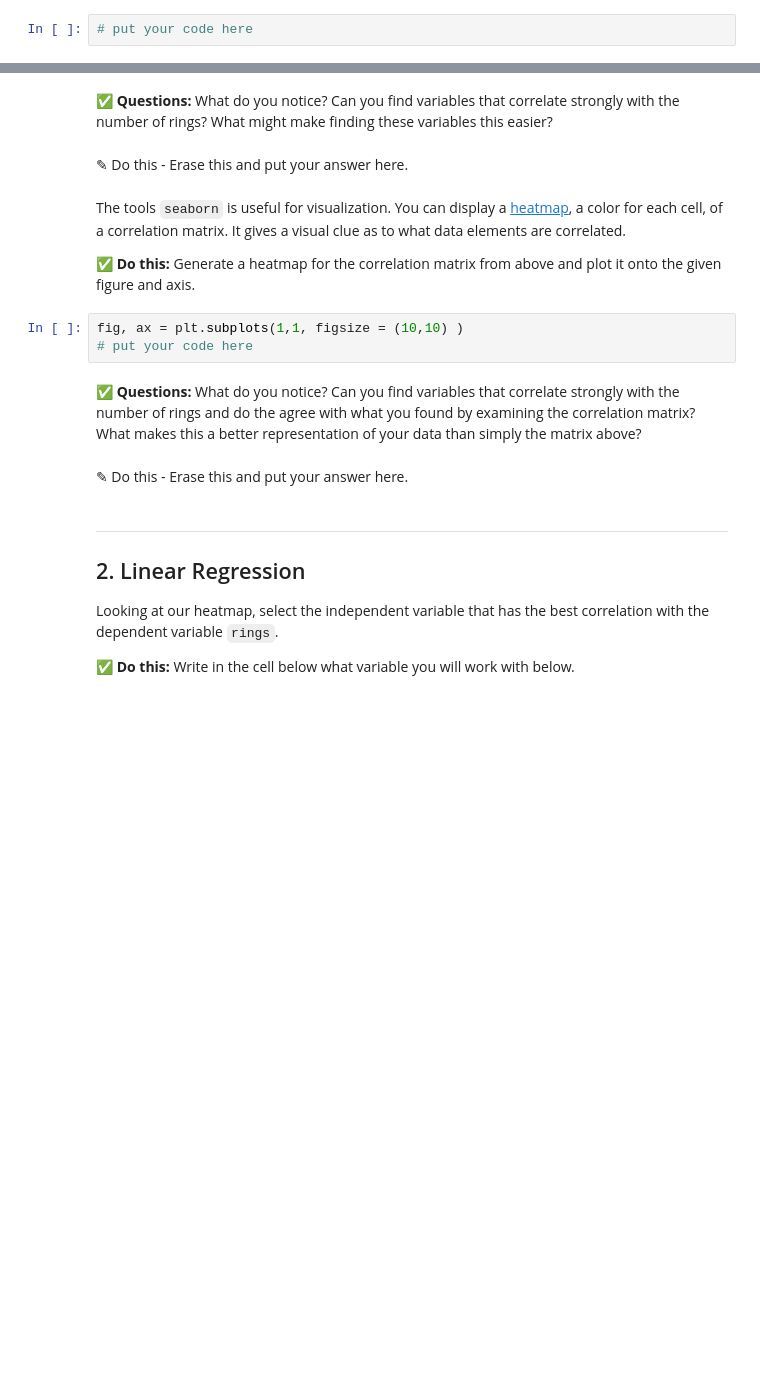
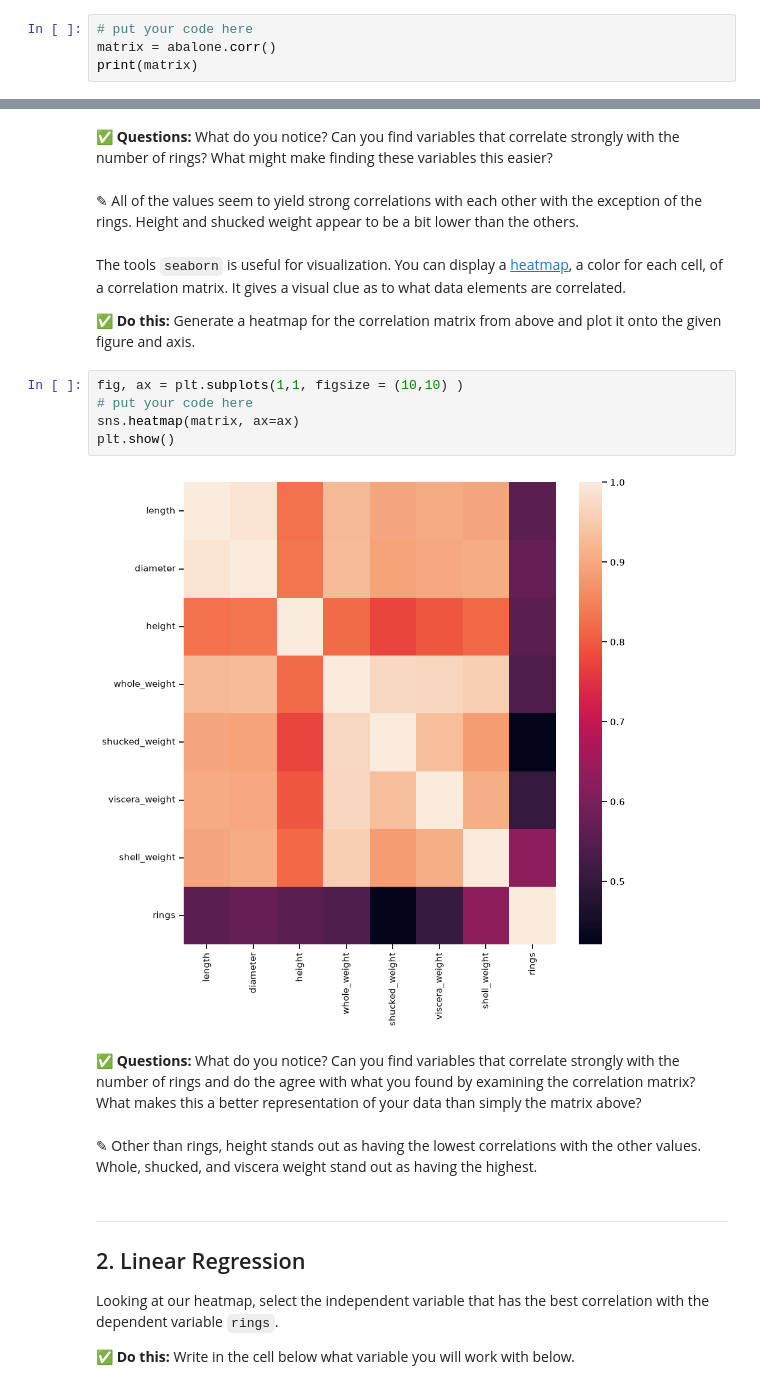
Before and after one commit to ethanb524/CMSE202-f25-turnin, a Jupyter notebook: Day-13/Day-13_In-Class-Regression-STUDENT.ipynb, the cells around one changed output, grey strips where cells are left out. Saved outputs shown, nothing was run; the diff lists cells and outputs as text; blank space fills up the shorter version.

```diff
--- a/Day-13/Day-13_In-Class-Regression-STUDENT.ipynb
+++ b/Day-13/Day-13_In-Class-Regression-STUDENT.ipynb
@@ -110,3 +126,5 @@ The diagonal of the matrix is all ones since that the correlation of the column
 **&#9989; Do This:** Calculate and display the correlation matrix associated with your data. NOTE: Depending on your numpy version, this step might initially give you an error. If this is the case, remove the sex column from the dataframe.
 # %%
 # put your code here
+matrix = abalone.corr()
+print(matrix)
@@ -113,7 +151,7 @@ The diagonal of the matrix is all ones since that the correlation of the column
 # %% [markdown]
 **&#9989; Questions:** What do you notice? Can you find variables that correlate strongly with the number of rings? What might make finding these variables this easier?
-# %% [markdown]
-<font size=+3>&#9998;</font> Do this - Erase this and put your answer here.
+# %% [markdown]
+<font size=+3>&#9998;</font> All of the values seem to yield strong correlations with each other with the exception of the rings. Height and shucked weight appear to be a bit lower than the others.
 # %% [markdown]
 The tools `seaborn` is useful for visualization. You can display a [heatmap](https://seaborn.pydata.org/generated/seaborn.heatmap.html), a color for each cell, of a correlation matrix. It gives a visual clue as to what data elements are correlated.
 
@@ -121,10 +159,14 @@ The tools `seaborn` is useful for visualization. You can display a [heatmap](htt
 # %%
 fig, ax = plt.subplots(1,1, figsize = (10,10) )
 # put your code here
+sns.heatmap(matrix, ax=ax)
+plt.show()
+# %% [output]
+[figure, added]
 # %% [markdown]
 **&#9989; Questions:** What do you notice? Can you find variables that correlate strongly with the number of rings and do the agree with what you found by examining the correlation matrix? What makes this a better representation of your data than simply the matrix above?
-# %% [markdown]
-<font size=+3>&#9998;</font> Do this - Erase this and put your answer here.
+# %% [markdown]
+<font size=+3>&#9998;</font> Other than rings, height stands out as having the lowest correlations with the other values. Whole, shucked, and viscera weight stand out as having the highest.
 # %% [markdown]
 ---
 <a id="regression"></a>
```
Also changed, not shown: parts of 31 cells of this notebook.
